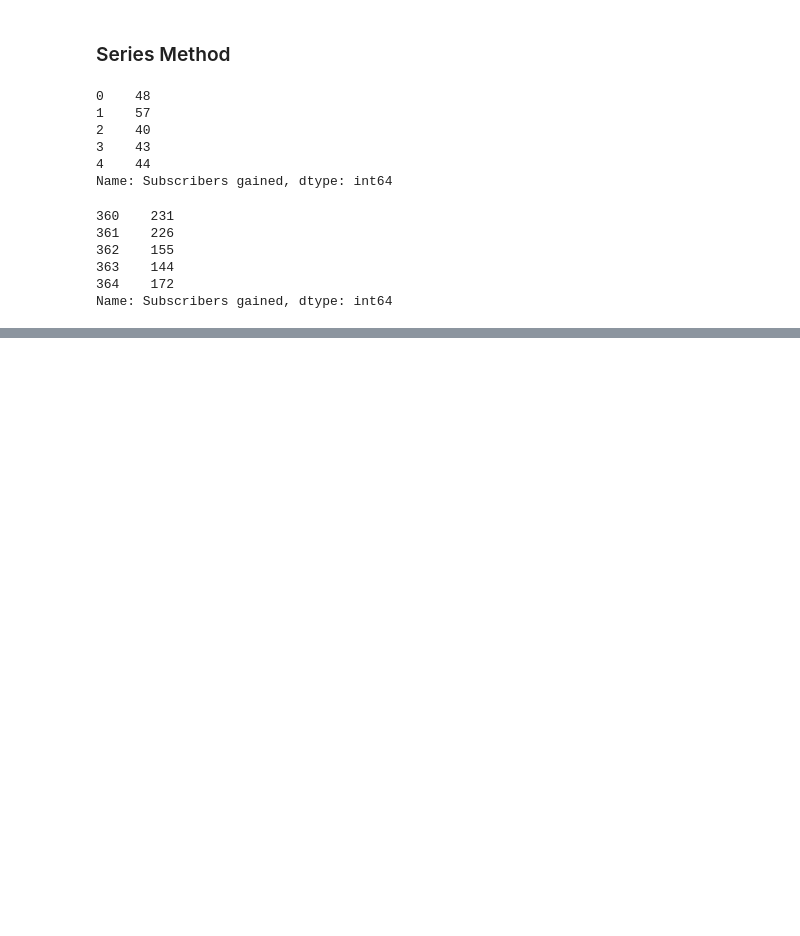
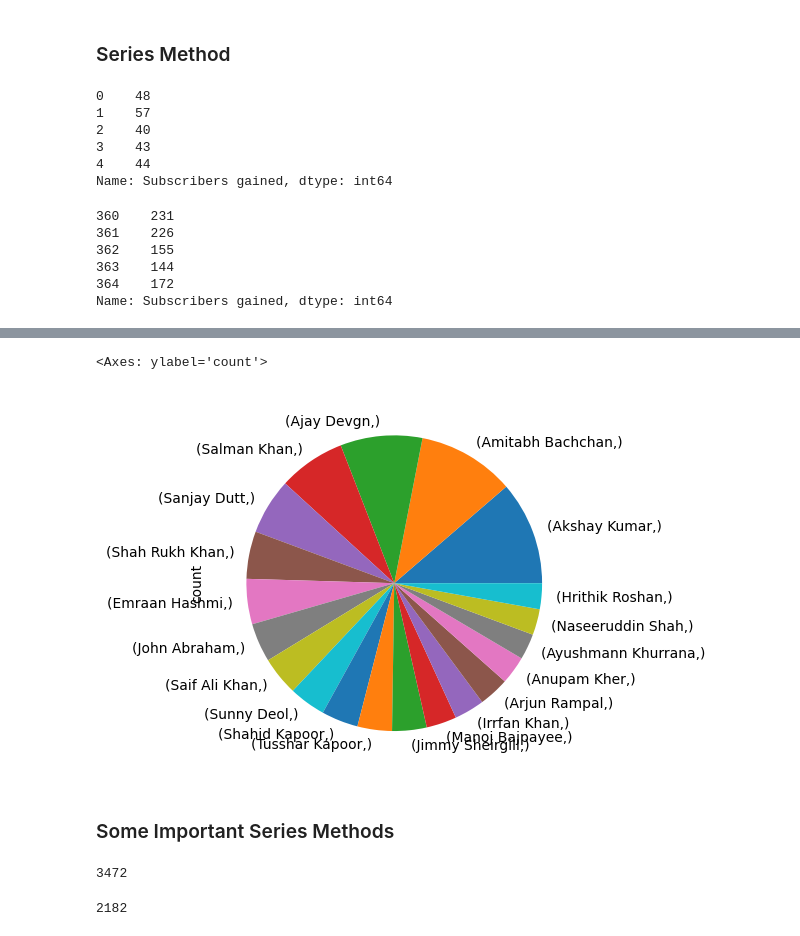
Before and after one commit to fahim-506/eda-with-python, a Jupyter notebook: notebooks/04_pandas_series.ipynb, the cells around one changed output, grey strips where cells are left out. Drawn from its saved outputs; the diff is of its cells as text; code cells hidden in the pictures; blank space fills up the shorter version.

```diff
--- a/notebooks/04_pandas_series.ipynb
+++ b/notebooks/04_pandas_series.ipynb
@@ -185,3 +185,6 @@ s.tail()
 363    144
 364    172
 Name: Subscribers gained, dtype: int64
+# %%
+movies = pd.read_csv('../datasets/bollywood.csv',index_col='movie')
+movies
@@ -187,0 +523,7 @@ Name: Subscribers gained, dtype: int64
+# %%
+movies.value_counts().head(20).plot(kind='pie')
+# %% [output]
+<Axes: ylabel='count'>
+[figure, added]
+# %% [markdown]
+### Some Important Series Methods
@@ -187,0 +543,10 @@ Name: Subscribers gained, dtype: int64
+# %%
+# astype
+import sys
+sys.getsizeof(vk)
+# %% [output]
+3472
+# %%
+sys.getsizeof(vk.astype('int16'))
+# %% [output]
+2182
```
Also changed, not shown: parts of 47 cells of this notebook.
